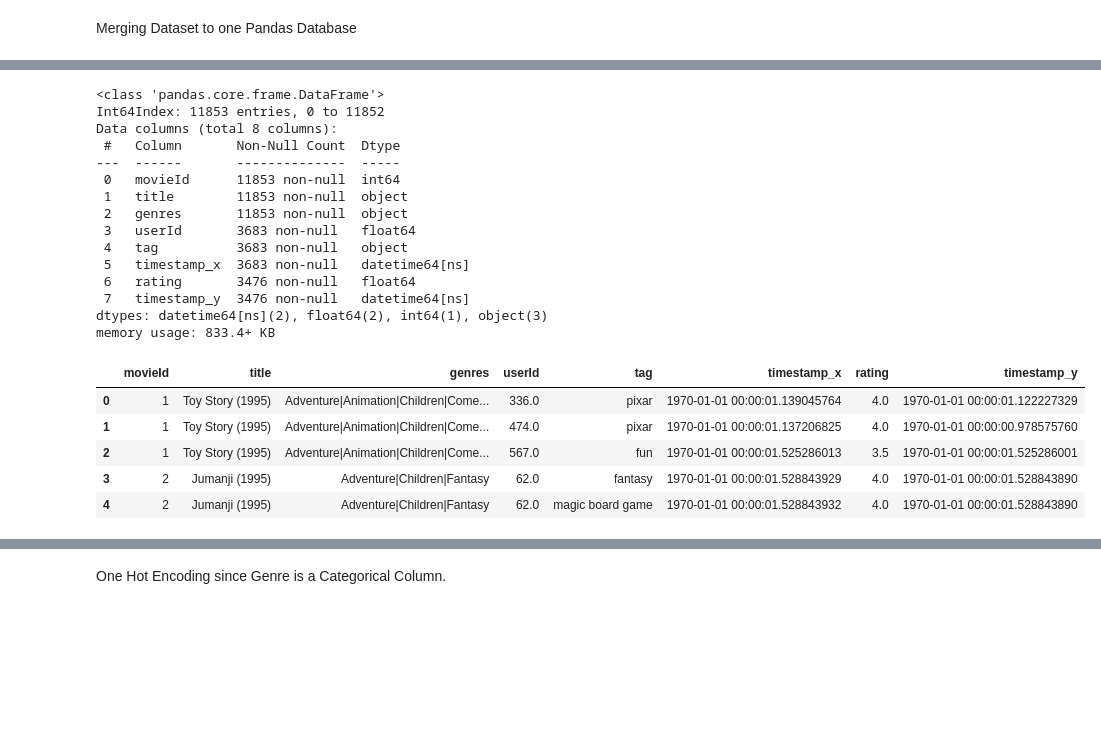
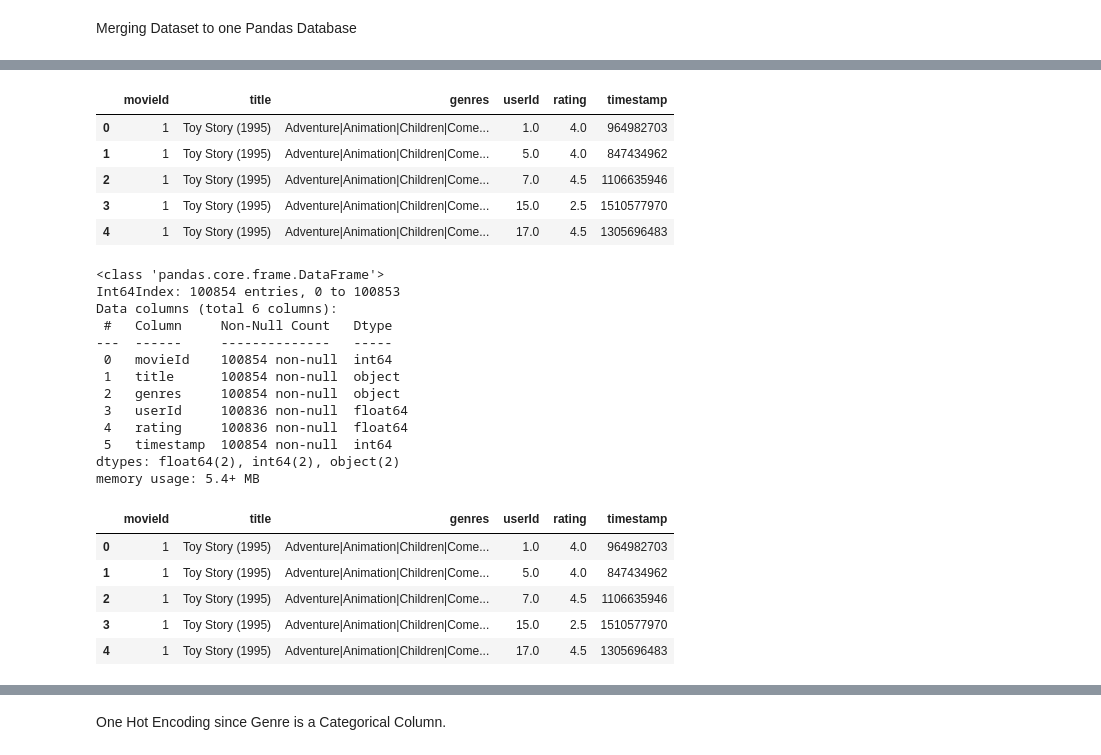
Before and after one commit to DaraNadine/Project_4_RecSystems, a Jupyter notebook: Main Notebook.ipynb, the cells around one changed output, grey strips where cells are left out. Cells and saved outputs as stored; diff of their text form; code cells hidden in the pictures; blank space fills up the shorter version.

```diff
--- a/Main Notebook.ipynb
+++ b/Main Notebook.ipynb
@@ -81,6 +97,6 @@ Convertig Ratings and Tags Timestamps to Datetime format
 # %%
-df_ratings['timestamp'] = pd.to_datetime(df_ratings['timestamp'])
-df_tags['timestamp'] = pd.to_datetime(df_tags['timestamp'])
+#df_ratings['timestamp'] = pd.to_datetime(df_ratings['timestamp'])
+#df_tags['timestamp'] = pd.to_datetime(df_tags['timestamp'])
 # %%
 df_ratings
 # %% [output]
@@ -117,7 +126,7 @@ df_tags
 Merging Dataset to one Pandas Database
 # %%
 # combining the Movies, Ratings, Tags Dataset. Not including Links dataset due to its non relevance to the business problem.
-movie_combo = pd.merge(df_movies, df_tags, left_on='movieId', right_on='movieId', how='left')
+movie_combo = pd.merge(df_movies, df_ratings, left_on='movieId', right_on='movieId', how='left')
 
 movie_combo.info()
 # %% [output]
@@ -157,0 +171,4 @@ new_df.head()
+# %%
+# Filling in missing timestamp values with the mode.
+movie_combo['timestamp'] = movie_combo['timestamp'].fillna(movie_combo['timestamp'].mode()[0])
+movie_combo.info()
@@ -158,27 +189,36 @@ new_df.head()
+# %%
+movie_combo['timestamp'] = movie_combo['timestamp'].astype(int)
+# %%
+movie_combo.head()
+# %% [output]
+|  | movieId | title | genres | userId | rating | timestamp |
+| 0 | 1 | Toy Story (1995) | Adventure|Animation|Children|Come... | 1.0 | 4.0 | 964982703 |
+| 1 | 1 | Toy Story (1995) | Adventure|Animation|Children|Come... | 5.0 | 4.0 | 847434962 |
+| 2 | 1 | Toy Story (1995) | Adventure|Animation|Children|Come... | 7.0 | 4.5 | 1106635946 |
+| 3 | 1 | Toy Story (1995) | Adventure|Animation|Children|Come... | 15.0 | 2.5 | 1510577970 |
+| 4 | 1 | Toy Story (1995) | Adventure|Animation|Children|Come... | 17.0 | 4.5 | 1305696483 |
 # %%
-new_df.info()
+movie_combo.info()
 # %% [output]
 <class 'pandas.core.frame.DataFrame'>
-Int64Index: 11853 entries, 0 to 11852
-Data columns (total 8 columns):
- #   Column       Non-Null Count  Dtype
----  ------       --------------  -----
- 0   movieId      11853 non-null  int64
- 1   title        11853 non-null  object
- 2   genres       11853 non-null  object
- 3   userId       3683 non-null   float64
- 4   tag          3683 non-null   object
- 5   timestamp_x  3683 non-null   datetime64[ns]
- 6   rating       3476 non-null   float64
- 7   timestamp_y  3476 non-null   datetime64[ns]
-dtypes: datetime64[ns](2), float64(2), int64(1), object(3)
-memory usage: 833.4+ KB
+Int64Index: 100854 entries, 0 to 100853
+Data columns (total 6 columns):
+ #   Column     Non-Null Count   Dtype
+---  ------     --------------   -----
+ 0   movieId    100854 non-null  int64
+ 1   title      100854 non-null  object
+ 2   genres     100854 non-null  object
+ 3   userId     100836 non-null  float64
+ 4   rating     100836 non-null  float64
+ 5   timestamp  100854 non-null  int64
+dtypes: float64(2), int64(2), object(2)
+memory usage: 5.4+ MB
 # %%
-new_df.head()
+movie_combo.head()
 # %% [output]
-|  | movieId | title | genres | userId | tag | timestamp_x | rating | timestamp_y |
-| 0 | 1 | Toy Story (1995) | Adventure|Animation|Children|Come... | 336.0 | pixar | 1970-01-01 00:00:01.139045764 | 4.0 | 1970-01-01 00:00:01.122227329 |
-| 1 | 1 | Toy Story (1995) | Adventure|Animation|Children|Come... | 474.0 | pixar | 1970-01-01 00:00:01.137206825 | 4.0 | 1970-01-01 00:00:00.978575760 |
-| 2 | 1 | Toy Story (1995) | Adventure|Animation|Children|Come... | 567.0 | fun | 1970-01-01 00:00:01.525286013 | 3.5 | 1970-01-01 00:00:01.525286001 |
-| 3 | 2 | Jumanji (1995) | Adventure|Children|Fantasy | 62.0 | fantasy | 1970-01-01 00:00:01.528843929 | 4.0 | 1970-01-01 00:00:01.528843890 |
-| 4 | 2 | Jumanji (1995) | Adventure|Children|Fantasy | 62.0 | magic board game | 1970-01-01 00:00:01.528843932 | 4.0 | 1970-01-01 00:00:01.528843890 |
+|  | movieId | title | genres | userId | rating | timestamp |
+| 0 | 1 | Toy Story (1995) | Adventure|Animation|Children|Come... | 1.0 | 4.0 | 964982703 |
+| 1 | 1 | Toy Story (1995) | Adventure|Animation|Children|Come... | 5.0 | 4.0 | 847434962 |
+| 2 | 1 | Toy Story (1995) | Adventure|Animation|Children|Come... | 7.0 | 4.5 | 1106635946 |
+| 3 | 1 | Toy Story (1995) | Adventure|Animation|Children|Come... | 15.0 | 2.5 | 1510577970 |
+| 4 | 1 | Toy Story (1995) | Adventure|Animation|Children|Come... | 17.0 | 4.5 | 1305696483 |
```
Also changed, not shown: parts of 33 cells of this notebook.
